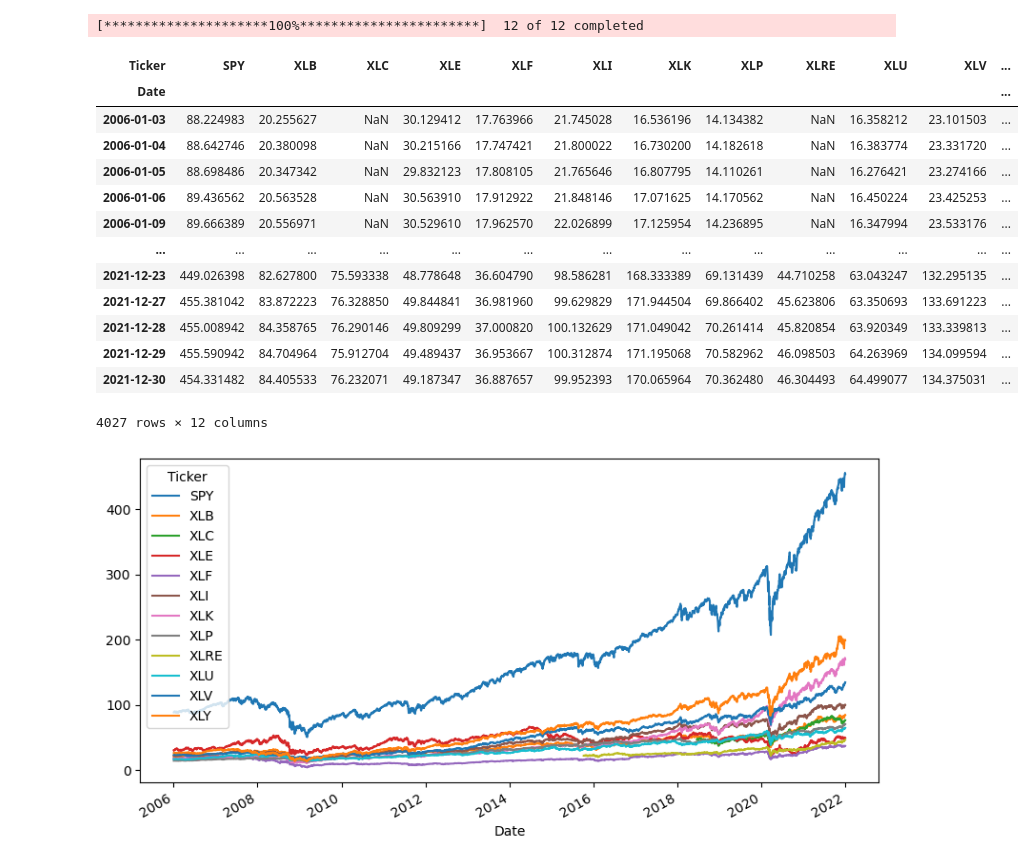
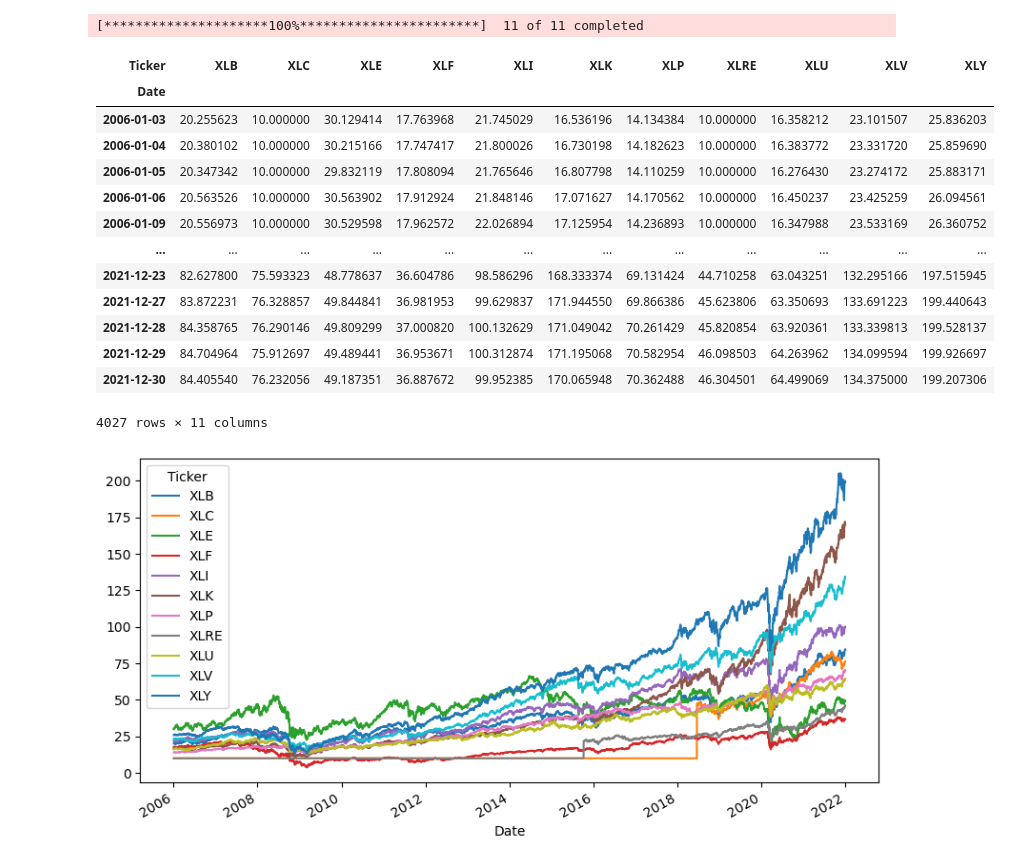
Before and after one commit to AP-03/DRL-Portfolio-Optimisation, a Jupyter notebook: MV_no_lookback.ipynb, the cells around one changed output. Cells and saved outputs as stored; diff of their text form; code cells hidden in the pictures.

```diff
--- a/MV_no_lookback.ipynb
+++ b/MV_no_lookback.ipynb
@@ -1,48 +1,56 @@
 # %%
 import os
 import pandas as pd
 import numpy as np
 import matplotlib.pyplot as plt
 from pypfopt import EfficientFrontier, expected_returns, risk_models
 import warnings
 import yfinance as yf
 
 start_date = '2006-01-01'
 end_date = '2021-12-31'
 
 # Optionally disable warnings (use cautiously)
 warnings.filterwarnings("ignore")
 
 # === Configuration ===
 data_path = '/Users/benjaminli/Code/MyTradingProjects/DRL_Portfolio_Optimisation/DRL-Portfolio-Optimisation/data'
 sector_etfs = ['XLE', 'XLF', 'XLK', 'XLI', 'XLV', 'XLY', 'XLP', 'XLU', 'XLRE', 'XLB', 'XLC']
 benchmark = 'SPY'
-tickers_to_load = sector_etfs + [benchmark]
+tickers_to_load = sector_etfs
 
-# can't get data_path to work
+# # === Load and combine adjusted close prices ===
+# prices = pd.DataFrame()
+
+# for ticker in tickers_to_load:
+#     file_path = os.path.join(data_path, f"{ticker}.csv")
+#     df = pd.read_csv(file_path, index_col="Date", parse_dates=True)
+#     prices[ticker] = df["Adj Close"]
 
 
 ohlc = yf.download(tickers_to_load, start=start_date, end=end_date, auto_adjust=False)
 
 prices = ohlc["Adj Close"].dropna(how="all")
+prices.replace([np.inf, -np.inf], np.nan, inplace=True)
+prices.fillna(10, inplace=True)
 prices
 # %% [output]
-[*********************100%***********************]  12 of 12 completed
+[*********************100%***********************]  11 of 11 completed
-| Ticker | SPY | XLB | XLC | XLE | XLF | XLI | XLK | XLP | XLRE | XLU | XLV | ... |
-| Date |  |  |  |  |  |  |  |  |  |  |  | ... |
-| 2006-01-03 | 88.224983 | 20.255627 | NaN | 30.129412 | 17.763966 | 21.745028 | 16.536196 | 14.134382 | NaN | 16.358212 | 23.101503 | ... |
-| 2006-01-04 | 88.642746 | 20.380098 | NaN | 30.215166 | 17.747421 | 21.800022 | 16.730200 | 14.182618 | NaN | 16.383774 | 23.331720 | ... |
-| 2006-01-05 | 88.698486 | 20.347342 | NaN | 29.832123 | 17.808105 | 21.765646 | 16.807795 | 14.110261 | NaN | 16.276421 | 23.274166 | ... |
-| 2006-01-06 | 89.436562 | 20.563528 | NaN | 30.563910 | 17.912922 | 21.848146 | 17.071625 | 14.170562 | NaN | 16.450224 | 23.425253 | ... |
-| 2006-01-09 | 89.666389 | 20.556971 | NaN | 30.529610 | 17.962570 | 22.026899 | 17.125954 | 14.236895 | NaN | 16.347994 | 23.533176 | ... |
-| ... | ... | ... | ... | ... | ... | ... | ... | ... | ... | ... | ... | ... |
-| 2021-12-23 | 449.026398 | 82.627800 | 75.593338 | 48.778648 | 36.604790 | 98.586281 | 168.333389 | 69.131439 | 44.710258 | 63.043247 | 132.295135 | ... |
-| 2021-12-27 | 455.381042 | 83.872223 | 76.328850 | 49.844841 | 36.981960 | 99.629829 | 171.944504 | 69.866402 | 45.623806 | 63.350693 | 133.691223 | ... |
-| 2021-12-28 | 455.008942 | 84.358765 | 76.290146 | 49.809299 | 37.000820 | 100.132629 | 171.049042 | 70.261414 | 45.820854 | 63.920349 | 133.339813 | ... |
-| 2021-12-29 | 455.590942 | 84.704964 | 75.912704 | 49.489437 | 36.953667 | 100.312874 | 171.195068 | 70.582962 | 46.098503 | 64.263969 | 134.099594 | ... |
-| 2021-12-30 | 454.331482 | 84.405533 | 76.232071 | 49.187347 | 36.887657 | 99.952393 | 170.065964 | 70.362480 | 46.304493 | 64.499077 | 134.375031 | ... |
+| Ticker | XLB | XLC | XLE | XLF | XLI | XLK | XLP | XLRE | XLU | XLV | XLY |
+| Date |  |  |  |  |  |  |  |  |  |  |  |
+| 2006-01-03 | 20.255623 | 10.000000 | 30.129414 | 17.763968 | 21.745029 | 16.536196 | 14.134384 | 10.000000 | 16.358212 | 23.101507 | 25.836203 |
+| 2006-01-04 | 20.380102 | 10.000000 | 30.215166 | 17.747417 | 21.800026 | 16.730198 | 14.182623 | 10.000000 | 16.383772 | 23.331720 | 25.859690 |
+| 2006-01-05 | 20.347342 | 10.000000 | 29.832119 | 17.808094 | 21.765646 | 16.807798 | 14.110259 | 10.000000 | 16.276430 | 23.274172 | 25.883171 |
+| 2006-01-06 | 20.563526 | 10.000000 | 30.563902 | 17.912924 | 21.848146 | 17.071627 | 14.170562 | 10.000000 | 16.450237 | 23.425259 | 26.094561 |
+| 2006-01-09 | 20.556973 | 10.000000 | 30.529598 | 17.962572 | 22.026894 | 17.125954 | 14.236893 | 10.000000 | 16.347988 | 23.533169 | 26.360752 |
+| ... | ... | ... | ... | ... | ... | ... | ... | ... | ... | ... | ... |
+| 2021-12-23 | 82.627800 | 75.593323 | 48.778637 | 36.604786 | 98.586296 | 168.333374 | 69.131424 | 44.710258 | 63.043251 | 132.295166 | 197.515945 |
+| 2021-12-27 | 83.872231 | 76.328857 | 49.844841 | 36.981953 | 99.629837 | 171.944550 | 69.866386 | 45.623806 | 63.350693 | 133.691223 | 199.440643 |
+| 2021-12-28 | 84.358765 | 76.290146 | 49.809299 | 37.000820 | 100.132629 | 171.049042 | 70.261429 | 45.820854 | 63.920361 | 133.339813 | 199.528137 |
+| 2021-12-29 | 84.704964 | 75.912697 | 49.489441 | 36.953671 | 100.312874 | 171.195068 | 70.582954 | 46.098503 | 64.263962 | 134.099594 | 199.926697 |
+| 2021-12-30 | 84.405540 | 76.232056 | 49.187351 | 36.887672 | 99.952385 | 170.065948 | 70.362488 | 46.304501 | 64.499069 | 134.375000 | 199.207306 |
-4027 rows × 12 columns
+4027 rows × 11 columns
 # %%
 prices[(prices.index >= "2006-01-01") & (prices.index <= "2021-12-31")].plot(figsize=(10, 5));
 # %% [output]
-[figure, old version]
+[figure, new version]
```
Also changed, not shown: parts of 5 cells of this notebook.
